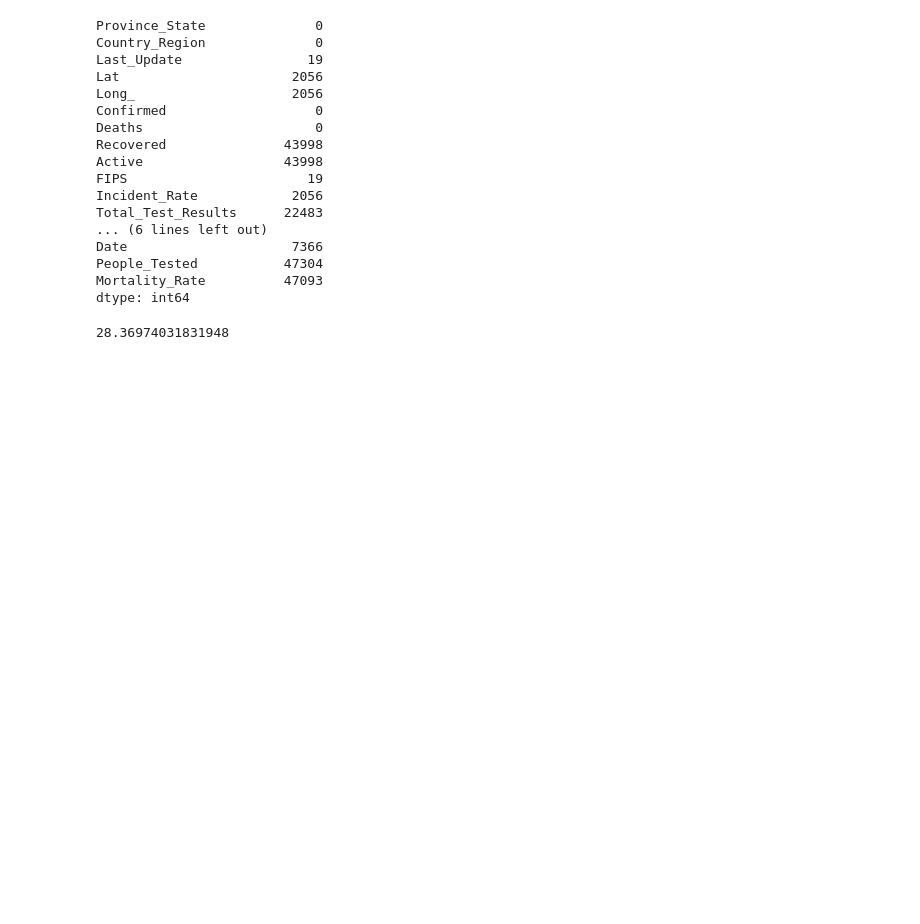
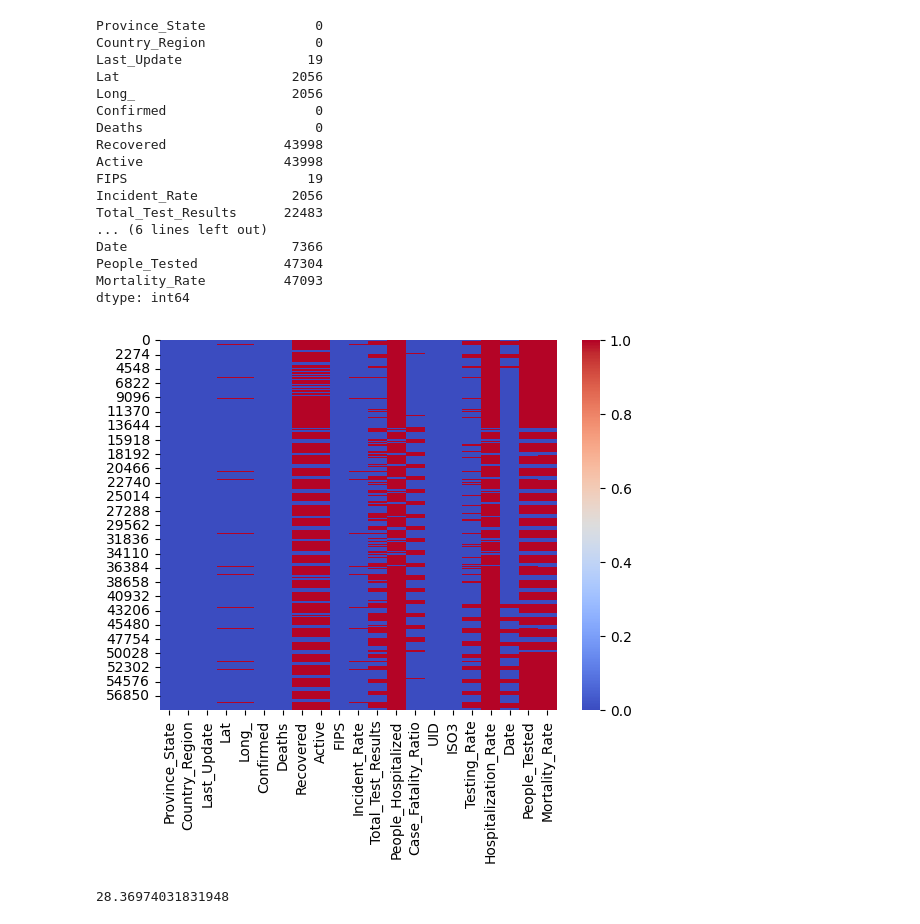
Before and after one commit to ArshiaIlaty/Introduction-to-Big-Data, a Jupyter notebook: FinalProject.ipynb, the cells around one changed output. Drawn from its saved outputs; the diff is of its cells as text; code cells hidden in the pictures; blank space fills up the shorter version.

```diff
--- a/FinalProject.ipynb
+++ b/FinalProject.ipynb
@@ -154,6 +154,11 @@ Date                     7366
 People_Tested           47304
 Mortality_Rate          47093
 dtype: int64
+# %%
+sns.heatmap(data.isnull(), cmap='coolwarm')
+plt.show()
+# %% [output]
+[figure, added]
 # %%
 # how many total missing values do we have?
 total_cells = np.product(data.shape)
```
Also changed, not shown: parts of 20 cells of this notebook, 7 other files.
